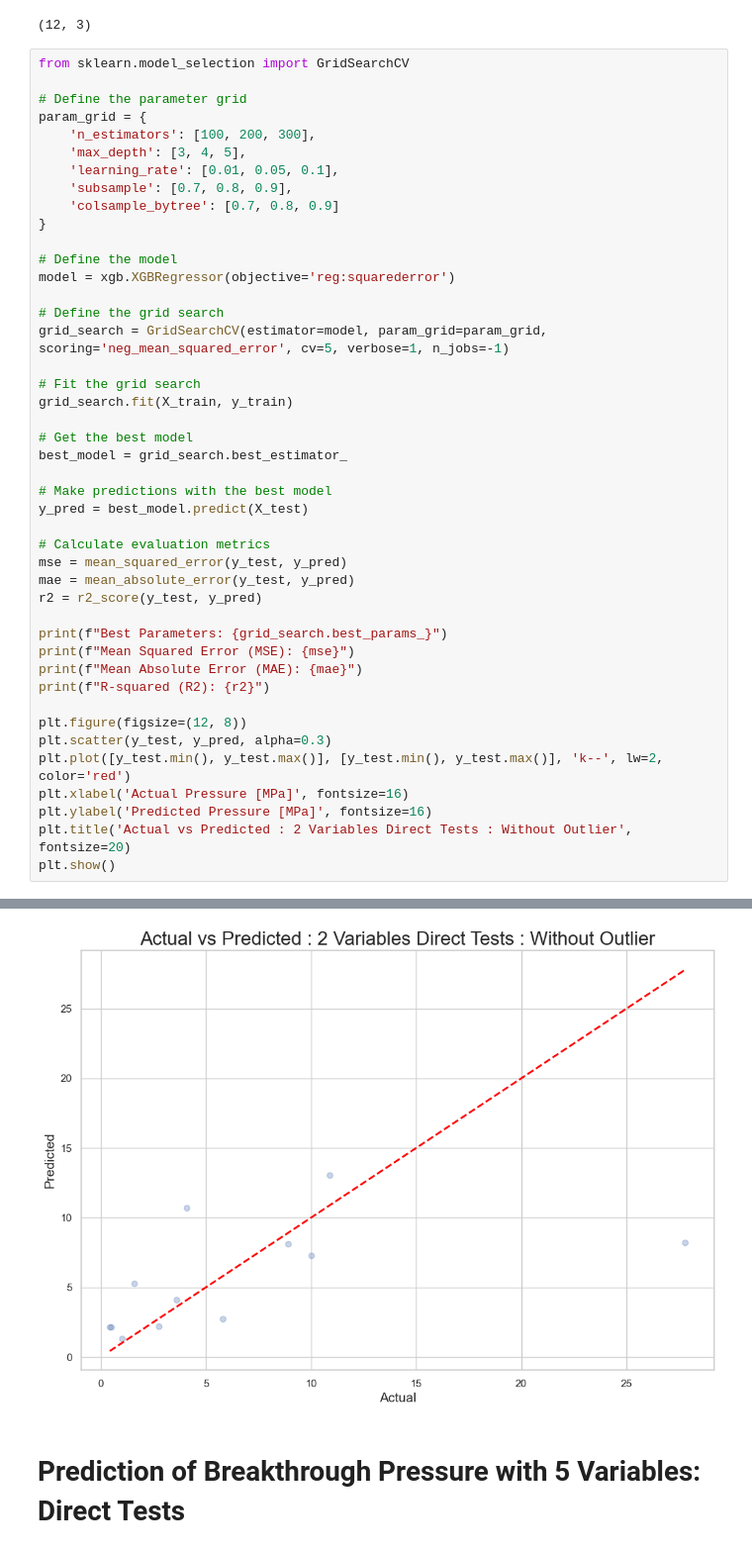
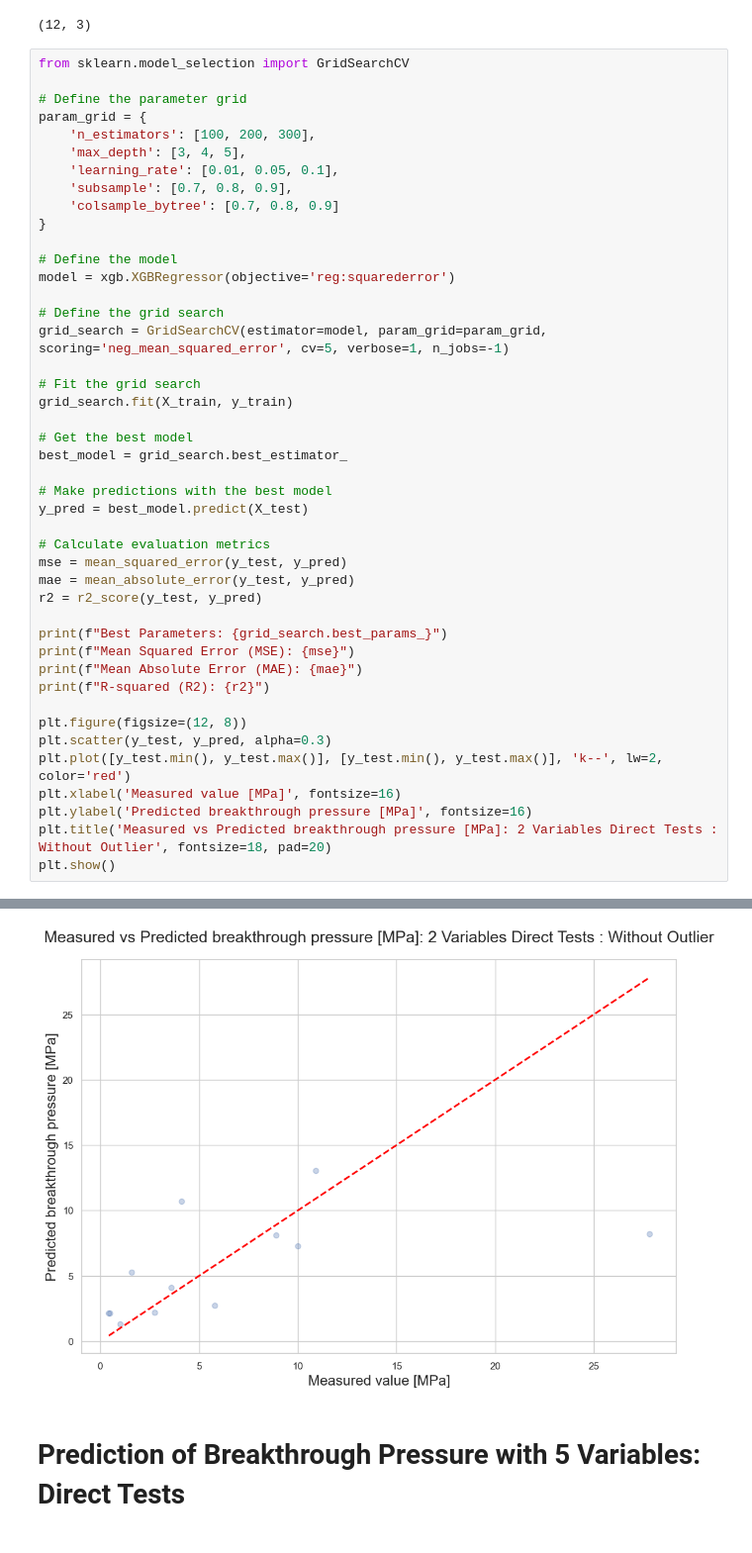
Before and after one commit to rockmechanics-illinois/Caprock, a Jupyter notebook: Breakthrough Pressure Prediction Final.ipynb, the cells around one changed output, grey strips where cells are left out. Shown at 99% size. Drawn from its saved outputs; the diff is of its cells as text.

```diff
--- a/Breakthrough Pressure Prediction Final.ipynb
+++ b/Breakthrough Pressure Prediction Final.ipynb
@@ -341,37 +354,37 @@ grid_search = GridSearchCV(estimator=model, param_grid=param_grid, scoring='neg_
 
 # Fit the grid search
 grid_search.fit(X_train, y_train)
 
 # Get the best model
 best_model = grid_search.best_estimator_
 
 # Make predictions with the best model
 y_pred = best_model.predict(X_test)
 
 # Calculate evaluation metrics
 mse = mean_squared_error(y_test, y_pred)
 mae = mean_absolute_error(y_test, y_pred)
 r2 = r2_score(y_test, y_pred)
 
 print(f"Best Parameters: {grid_search.best_params_}")
 print(f"Mean Squared Error (MSE): {mse}")
 print(f"Mean Absolute Error (MAE): {mae}")
 print(f"R-squared (R2): {r2}")
 
 plt.figure(figsize=(12, 8))
 plt.scatter(y_test, y_pred, alpha=0.3)
 plt.plot([y_test.min(), y_test.max()], [y_test.min(), y_test.max()], 'k--', lw=2, color='red')
-plt.xlabel('Actual Pressure [MPa]', fontsize=16)
-plt.ylabel('Predicted Pressure [MPa]', fontsize=16)
-plt.title('Actual vs Predicted : 2 Variables Direct Tests : Without Outlier', fontsize=20)
+plt.xlabel('Measured value [MPa]', fontsize=16)
+plt.ylabel('Predicted breakthrough pressure [MPa]', fontsize=16)
+plt.title('Measured vs Predicted breakthrough pressure [MPa]: 2 Variables Direct Tests : Without Outlier', fontsize=18, pad=20)
 plt.show()
 # %% [output]
 Fitting 5 folds for each of 243 candidates, totalling 1215 fits
 Best Parameters: {'colsample_bytree': 0.7, 'learning_rate': 0.05, 'max_depth': 3, 'n_estimators': 100, 'subsample': 0.8}
 Mean Squared Error (MSE): 39.03045370854596
 Mean Absolute Error (MAE): 3.6076805496215822
 R-squared (R2): 0.27606806945645257
-[figure, old version]
+[figure, new version]
 # %% [markdown]
 # Prediction of Breakthrough Pressure with 5 Variables: Direct Tests
 # %% [markdown]
```
Also changed, not shown: parts of 9 cells of this notebook.
